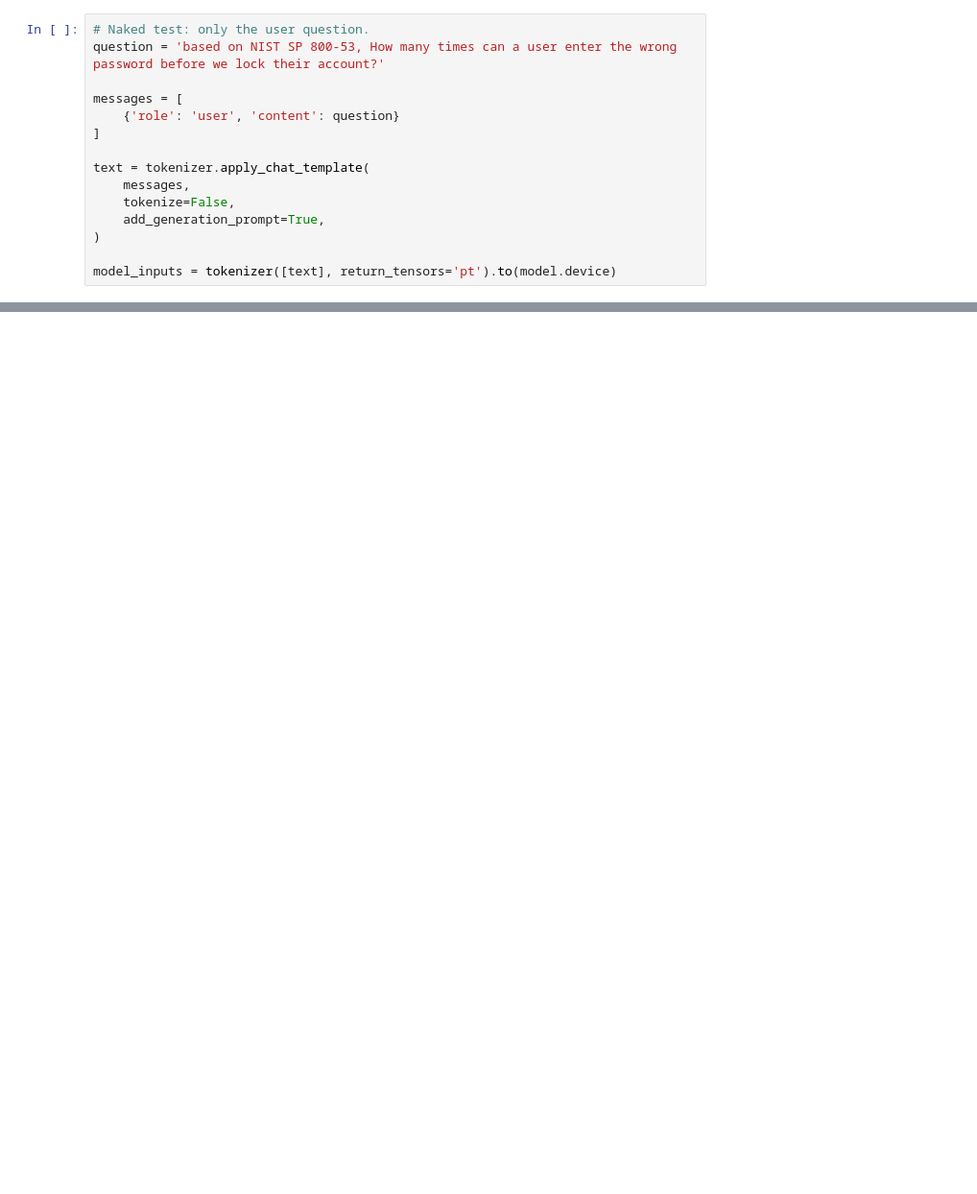
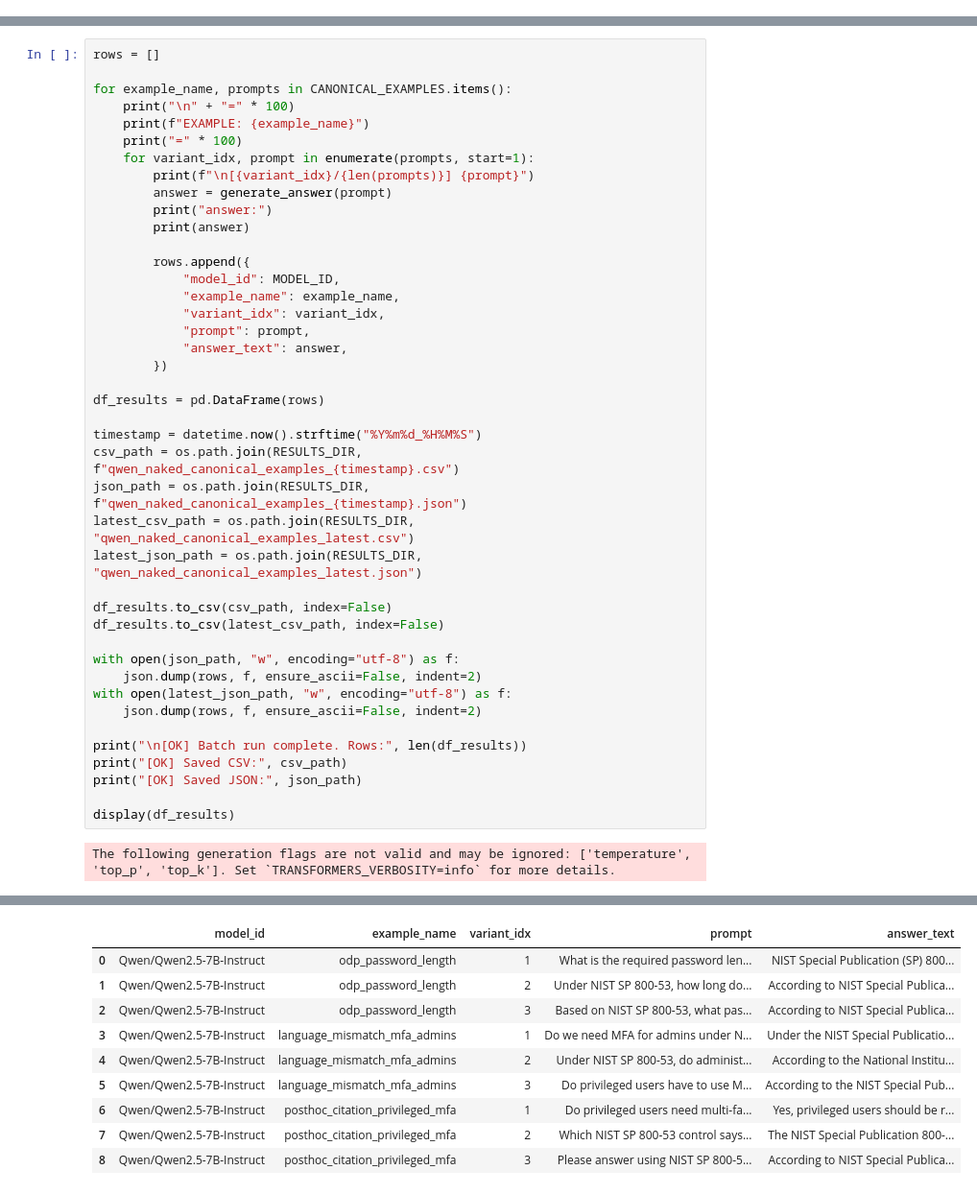
Before and after one commit to Wenjia1215/ComplianceGPT, a Jupyter notebook: src/3_canonical_examples/qwen7b_naked_test_clean.ipynb, the cells around one changed output, grey strips where cells are left out. Shown at 96% size. Saved outputs shown, nothing was run; the diff lists cells and outputs as text; blank space fills up the shorter version.

Commit message:
update: add canonical examples

```diff
--- a/src/nake_rag/qwen7b_naked_test.ipynb
+++ b/src/3_canonical_examples/qwen7b_naked_test_clean.ipynb
@@ -26,15 +46,0 @@ WARNING:huggingface_hub.utils._http:Warning: You are sending unauthenticated req
-# %%
-# Naked test: only the user question.
-question = 'based on NIST SP 800-53, How many times can a user enter the wrong password before we lock their account?'
-
-messages = [
-    {'role': 'user', 'content': question}
-]
-
-text = tokenizer.apply_chat_template(
-    messages,
-    tokenize=False,
-    add_generation_prompt=True,
-)
-
-model_inputs = tokenizer([text], return_tensors='pt').to(model.device)
@@ -69,0 +93,44 @@ According to NIST SP 800-53, the number of failed login attempts before locking
+# %%
+rows = []
+
+for example_name, prompts in CANONICAL_EXAMPLES.items():
+    print("\n" + "=" * 100)
+    print(f"EXAMPLE: {example_name}")
+    print("=" * 100)
+    for variant_idx, prompt in enumerate(prompts, start=1):
+        print(f"\n[{variant_idx}/{len(prompts)}] {prompt}")
+        answer = generate_answer(prompt)
+        print("answer:")
+        print(answer)
+
+        rows.append({
+            "model_id": MODEL_ID,
+            "example_name": example_name,
+            "variant_idx": variant_idx,
+            "prompt": prompt,
+            "answer_text": answer,
+        })
+
+df_results = pd.DataFrame(rows)
+
+timestamp = datetime.now().strftime("%Y%m%d_%H%M%S")
+csv_path = os.path.join(RESULTS_DIR, f"qwen_naked_canonical_examples_{timestamp}.csv")
+json_path = os.path.join(RESULTS_DIR, f"qwen_naked_canonical_examples_{timestamp}.json")
+latest_csv_path = os.path.join(RESULTS_DIR, "qwen_naked_canonical_examples_latest.csv")
+latest_json_path = os.path.join(RESULTS_DIR, "qwen_naked_canonical_examples_latest.json")
+
+df_results.to_csv(csv_path, index=False)
+df_results.to_csv(latest_csv_path, index=False)
+
+with open(json_path, "w", encoding="utf-8") as f:
+    json.dump(rows, f, ensure_ascii=False, indent=2)
+with open(latest_json_path, "w", encoding="utf-8") as f:
+    json.dump(rows, f, ensure_ascii=False, indent=2)
+
+print("\n[OK] Batch run complete. Rows:", len(df_results))
+print("[OK] Saved CSV:", csv_path)
+print("[OK] Saved JSON:", json_path)
+
+display(df_results)
+# %% [output]
+The following generation flags are not valid and may be ignored: ['temperature', 'top_p', 'top_k']. Set `TRANSFORMERS_VERBOSITY=info` for more details.
@@ -69,0 +154,10 @@ According to NIST SP 800-53, the number of failed login attempts before locking
+|  | model_id | example_name | variant_idx | prompt | answer_text |
+| 0 | Qwen/Qwen2.5-7B-Instruct | odp_password_length | 1 | What is the required password len... | NIST Special Publication (SP) 800... |
+| 1 | Qwen/Qwen2.5-7B-Instruct | odp_password_length | 2 | Under NIST SP 800-53, how long do... | According to NIST Special Publica... |
+| 2 | Qwen/Qwen2.5-7B-Instruct | odp_password_length | 3 | Based on NIST SP 800-53, what pas... | According to NIST Special Publica... |
+| 3 | Qwen/Qwen2.5-7B-Instruct | language_mismatch_mfa_admins | 1 | Do we need MFA for admins under N... | Under the NIST Special Publicatio... |
+| 4 | Qwen/Qwen2.5-7B-Instruct | language_mismatch_mfa_admins | 2 | Under NIST SP 800-53, do administ... | According to the National Institu... |
+| 5 | Qwen/Qwen2.5-7B-Instruct | language_mismatch_mfa_admins | 3 | Do privileged users have to use M... | According to the NIST Special Pub... |
+| 6 | Qwen/Qwen2.5-7B-Instruct | posthoc_citation_privileged_mfa | 1 | Do privileged users need multi-fa... | Yes, privileged users should be r... |
+| 7 | Qwen/Qwen2.5-7B-Instruct | posthoc_citation_privileged_mfa | 2 | Which NIST SP 800-53 control says... | The NIST Special Publication 800-... |
+| 8 | Qwen/Qwen2.5-7B-Instruct | posthoc_citation_privileged_mfa | 3 | Please answer using NIST SP 800-5... | According to NIST Special Publica... |
```
Also changed, not shown: parts of 5 cells of this notebook, 15 other files.
